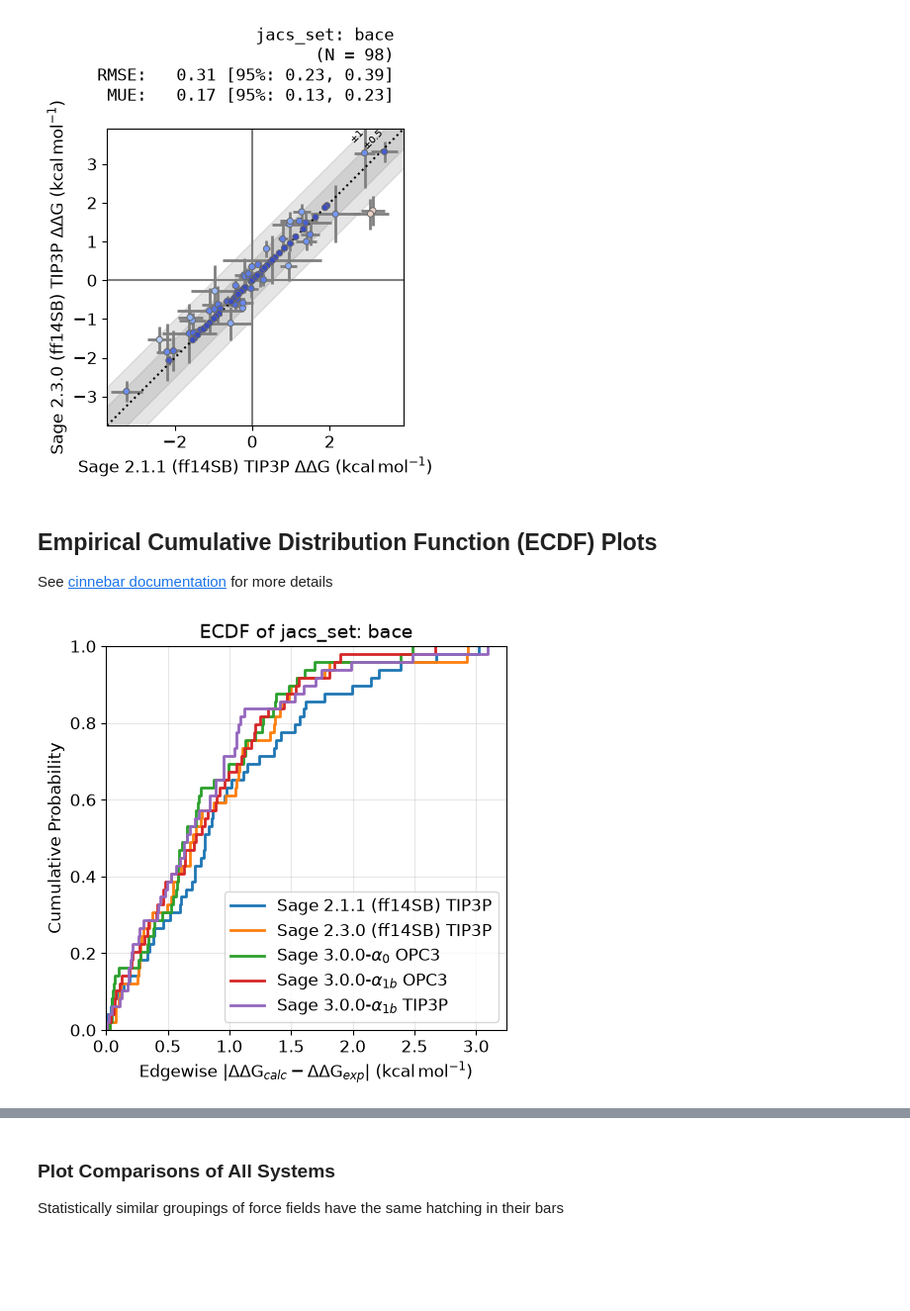
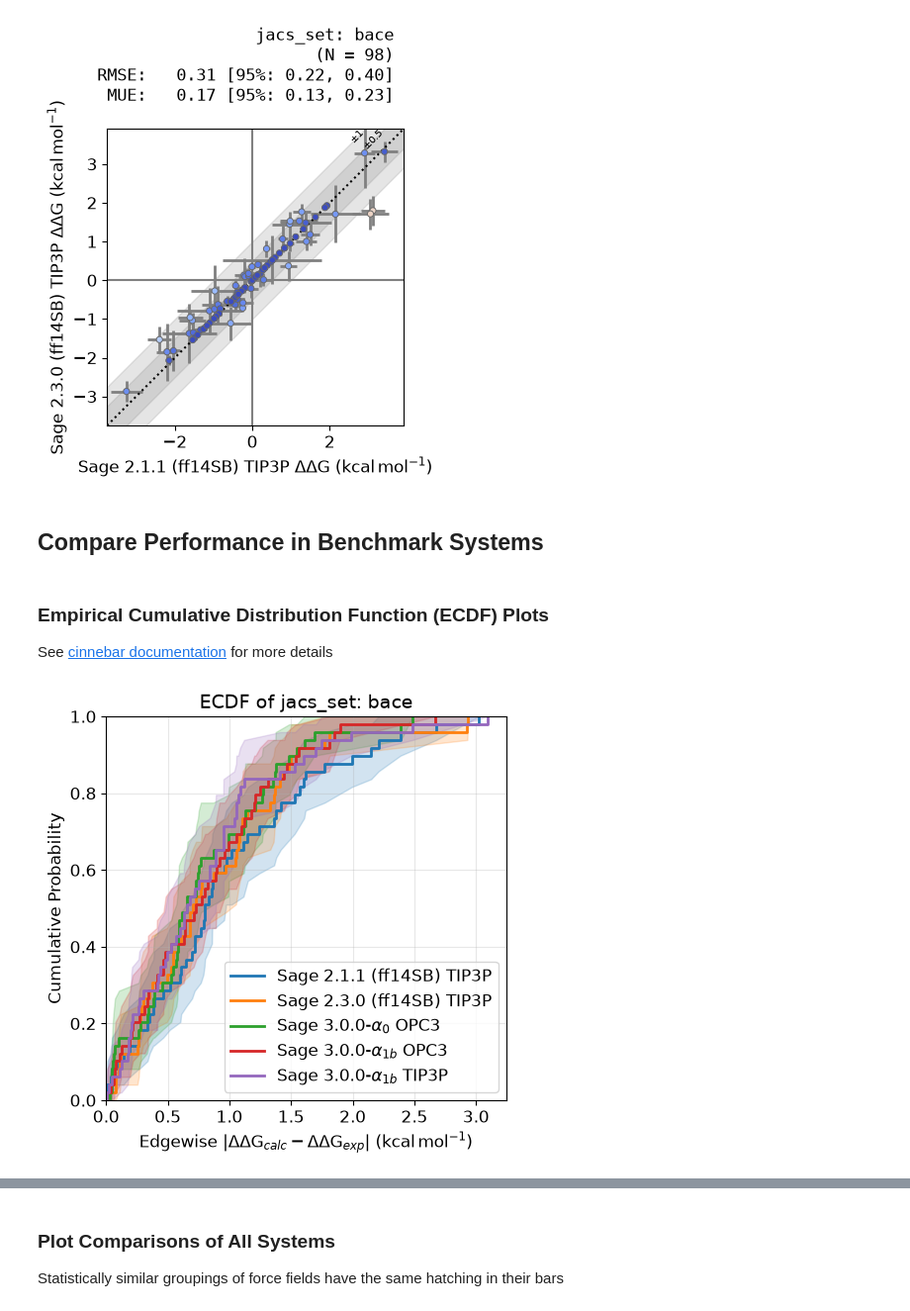
Before and after one commit to OpenFreeEnergy/openfe-benchmarks, a Jupyter notebook: examples/5_multicomparison_plots.ipynb, the cells around one changed output, grey strips where cells are left out. Shown at 99% size. Saved outputs shown, nothing was run; the diff lists cells and outputs as text; code cells hidden in the pictures; blank space fills up the shorter version.

```diff
--- a/examples/5_multicomparison_plots.ipynb
+++ b/examples/5_multicomparison_plots.ipynb
@@ -25,4 +25,7 @@ for name, result in results.items():
     result.ddg_femaps(
         source=name
     )  # first run will create and cache the result for future calls
+    result.dg_femaps(
+        source=name
+    )  # first run will create and cache the result for future calls
 # %% [output]
@@ -77,8 +78,10 @@ plotting.pair_plot(
 );
 # %% [output]
 [figure]
+# %% [markdown]
+## Compare Performance in Benchmark Systems
 # %% [markdown]
-## Empirical Cumulative Distribution Function (ECDF) Plots
+### Empirical Cumulative Distribution Function (ECDF) Plots
 
 See [cinnebar documentation](https://cinnabar.openfree.energy/en/latest/tutorials/ecdf-plots.html) for more details
 # %%
@@ -90,12 +93,12 @@ combined_femap = sum(femap_list[1:], femap_list[0])
 # %%
 fig = plotting.ecdf_plot_DDGs(
     combined_femap,
     title=f"ECDF of {system_group_name[0]}: {system_group_name[1]}",
     #    sources=["Method A", "Method B"], # narrow down sources
     #    labels=["Pipeline A", "Pipeline B"], # set custom labels
     figsize=5,
-    nbootstraps=0,  # optionally turn off uncertainty intervals
+    #    nbootstraps=0,  # optionally turn off uncertainty intervals
 )
 # %% [output]
-[figure, old version]
+[figure, new version]
 # %% [markdown]
```
Also changed, not shown: parts of 20 cells of this notebook, 1 other file.
